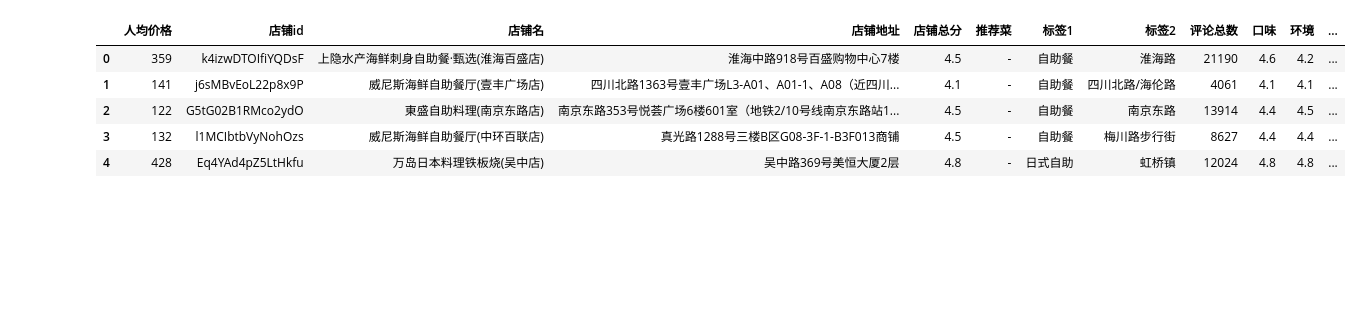
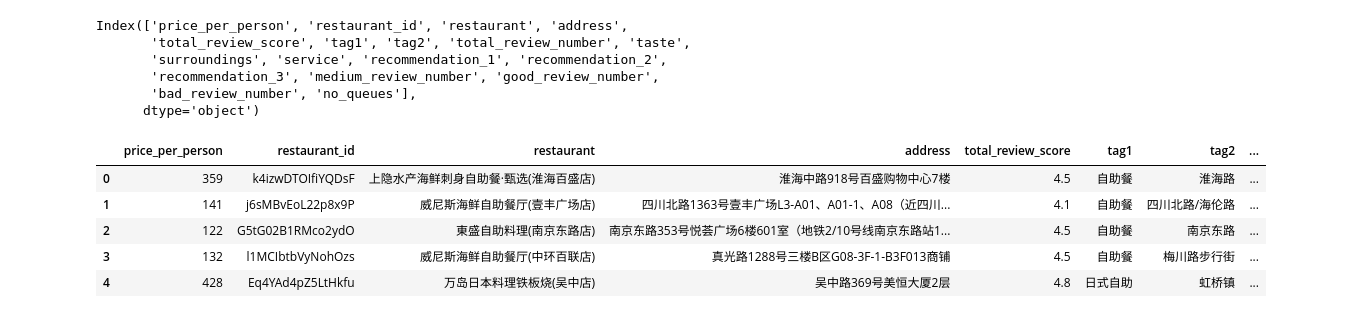
Before and after one commit to xujiayi1256/WhatsForTodayModel, a Jupyter notebook: data_analysis.ipynb, the cells around one changed output. Saved outputs shown, nothing was run; the diff lists cells and outputs as text; code cells hidden in the pictures; blank space fills up the shorter version.

```diff
--- a/data_analysis.ipynb
+++ b/data_analysis.ipynb
@@ -6,20 +6,30 @@ import numpy as np
 import simplejson
 # %%
 from clean import split_score,split_review,run
+# %%
+df = run("dianping_info.xlsx","dianping_review.xlsx")
+df.columns
+# %% [output]
+Index(['price_per_person', 'restaurant_id', 'restaurant', 'address',
+       'total_review_score', 'tag1', 'tag2', 'total_review_number', 'taste',
+       'surroundings', 'service', 'recommendation_1', 'recommendation_2',
+       'recommendation_3', 'medium_review_number', 'good_review_number',
+       'bad_review_number', 'no_queues'],
+      dtype='object')
 # %%
-df_info = pd.read_excel(r"../row_data/dianping_info.xlsx")
-df_review = pd.read_excel(r"../row_data/dianping_review.xlsx")
-df = pd.merge(split_score(df_info),split_review(df_review))
-df["口味"] = pd.to_numeric(df["口味"],errors='coerce')
-df["环境"] = pd.to_numeric(df["环境"],errors='coerce')
-df["服务"] = pd.to_numeric(df["服务"],errors='coerce')
-df["不用排队%"] = df["不用排队"]/df["评论总数"]
+# df_info = pd.read_excel(r"../raw_data/dianping_info.xlsx")
+# df_review = pd.read_excel(r"../raw_data/dianping_review.xlsx")
+# df = pd.merge(split_score(df_info),split_review(df_review))
+# df["口味"] = pd.to_numeric(df["口味"],errors='coerce')
+# df["环境"] = pd.to_numeric(df["环境"],errors='coerce')
+# df["服务"] = pd.to_numeric(df["服务"],errors='coerce')
+df["no_queues%"] = df["no_queues"]/df["total_review_number"]
 df.head()
 # %% [output]
-|  | 人均价格 | 店铺id | 店铺名 | 店铺地址 | 店铺总分 | 推荐菜 | 标签1 | 标签2 | 评论总数 | 口味 | 环境 | ... |
-| 0 | 359 | k4izwDTOIfiYQDsF | 上隐水产海鲜刺身自助餐·甄选(淮海百盛店) | 淮海中路918号百盛购物中心7楼 | 4.5 | - | 自助餐 | 淮海路 | 21190 | 4.6 | 4.2 | ... |
-| 1 | 141 | j6sMBvEoL22p8x9P | 威尼斯海鲜自助餐厅(壹丰广场店) | 四川北路1363号壹丰广场L3-A01、A01-1、A08（近四川... | 4.1 | - | 自助餐 | 四川北路/海伦路 | 4061 | 4.1 | 4.1 | ... |
-| 2 | 122 | G5tG02B1RMco2ydO | 東盛自助料理(南京东路店) | 南京东路353号悦荟广场6楼601室（地铁2/10号线南京东路站1... | 4.5 | - | 自助餐 | 南京东路 | 13914 | 4.4 | 4.5 | ... |
-| 3 | 132 | l1MCIbtbVyNohOzs | 威尼斯海鲜自助餐厅(中环百联店) | 真光路1288号三楼B区G08-3F-1-B3F013商铺 | 4.5 | - | 自助餐 | 梅川路步行街 | 8627 | 4.4 | 4.4 | ... |
-| 4 | 428 | Eq4YAd4pZ5LtHkfu | 万岛日本料理铁板烧(吴中店) | 吴中路369号美恒大厦2层 | 4.8 | - | 日式自助 | 虹桥镇 | 12024 | 4.8 | 4.8 | ... |
+|  | price_per_person | restaurant_id | restaurant | address | total_review_score | tag1 | tag2 | ... |
+| 0 | 359 | k4izwDTOIfiYQDsF | 上隐水产海鲜刺身自助餐·甄选(淮海百盛店) | 淮海中路918号百盛购物中心7楼 | 4.5 | 自助餐 | 淮海路 | ... |
+| 1 | 141 | j6sMBvEoL22p8x9P | 威尼斯海鲜自助餐厅(壹丰广场店) | 四川北路1363号壹丰广场L3-A01、A01-1、A08（近四川... | 4.1 | 自助餐 | 四川北路/海伦路 | ... |
+| 2 | 122 | G5tG02B1RMco2ydO | 東盛自助料理(南京东路店) | 南京东路353号悦荟广场6楼601室（地铁2/10号线南京东路站1... | 4.5 | 自助餐 | 南京东路 | ... |
+| 3 | 132 | l1MCIbtbVyNohOzs | 威尼斯海鲜自助餐厅(中环百联店) | 真光路1288号三楼B区G08-3F-1-B3F013商铺 | 4.5 | 自助餐 | 梅川路步行街 | ... |
+| 4 | 428 | Eq4YAd4pZ5LtHkfu | 万岛日本料理铁板烧(吴中店) | 吴中路369号美恒大厦2层 | 4.8 | 日式自助 | 虹桥镇 | ... |
 # %%
```
Also changed, not shown: parts of 16 cells of this notebook.
